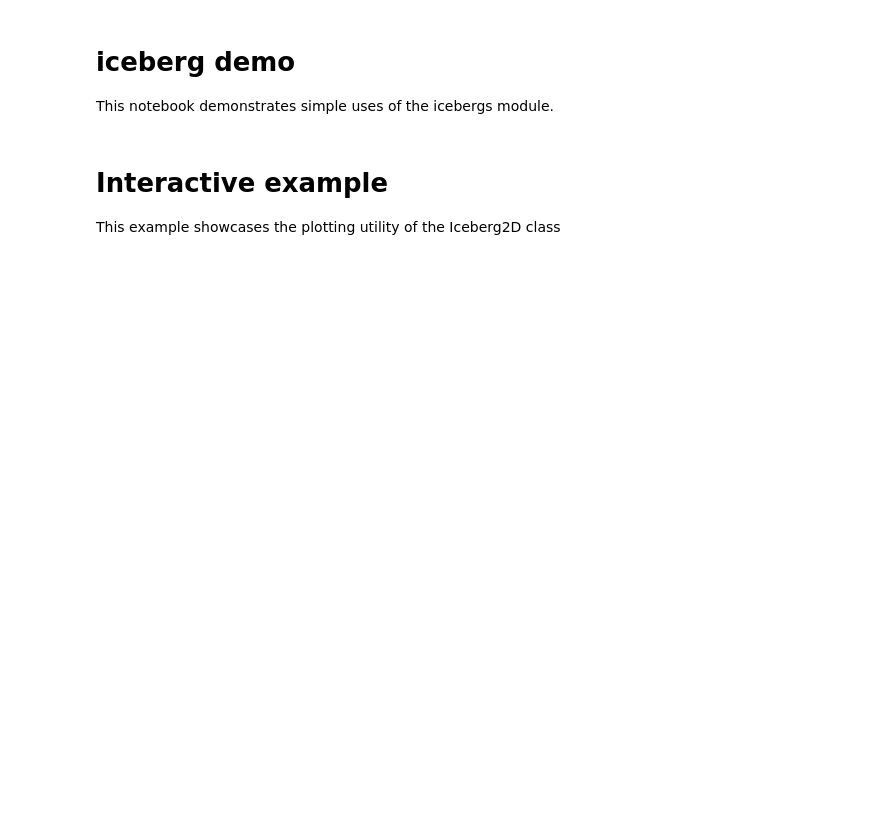
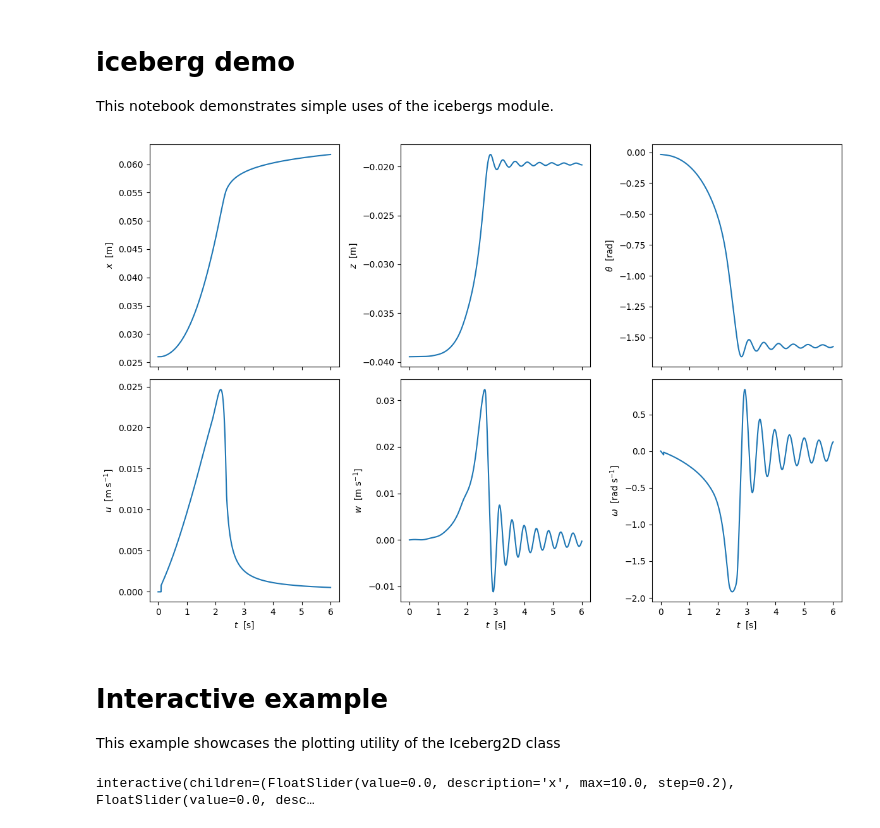
Before and after one commit to oscarjtg/icebergs, a Jupyter notebook: demo.ipynb, the cells around one changed output. Drawn from its saved outputs; the diff is of its cells as text; code cells hidden in the pictures; blank space fills up the shorter version.

Commit message:
improved plotting utilities

```diff
--- a/demo.ipynb
+++ b/demo.ipynb
@@ -17,49 +17,54 @@ def init_depth(rho_i, rho_w, H):
     return (0.5 - (rho_i/rho_w)) * H
 
 # Initialise the iceberg shape (`rect`), and the iceberg (`berg`) itself.
-rect = icebergs.Rectangle(0.05, 0.1)
+width = 0.05; height = 0.1
+rect = icebergs.Rectangle(width, height)
 berg = icebergs.Iceberg2D(rect)
 
 # Set the initial position and orientation of the iceberg.
 theta_deg = -1.0
 theta = theta_deg * np.pi / 180
 z_init = init_depth(berg.density_ice, berg.density_water, rect.b)
 berg.set_position(x=0.026, z=z_init, theta=theta)
 
 # Set model parameters
-timestep = 0.002  # The model time step
-gamma_u = 500.0     # The horizontal quadratic drag coefficient
-gamma_w = 500.    # The vertical quadratic drag coefficient
-gamma_omega = 5.  # The angular quadratic drag coefficient
-xwall = 0.0       # The horizontal location of the vertical wall
-restitution = 0.0 # The coefficient of restitution for iceberg-wall collisions
+timestep = 0.002   # The model time step
+gamma_u = 500.     # The horizontal quadratic drag coefficient
+gamma_w = 500.     # The vertical quadratic drag coefficient
+gamma_omega = 3.   # The angular quadratic drag coefficient
+xwall = 0.0        # The horizontal location of the vertical wall
+restitution = 0.0  # The coefficient of restitution for iceberg-wall collisions
 
 # Configure the solver.
 # n_chunks * n_steps gives the total number of timesteps
 n_chunks = 300
 n_steps = 10
 solver = icebergs.DynamicsSolver(timestep,
                                  gamma_u,
                                  gamma_w,
                                  gamma_omega,
                                  xwall,
                                  restitution,
                                  n_chunks*n_steps)
 
 # Run the solver.
 # If plot=True, displays a plot after every `n_steps` timesteps, producing `n_chunks` plots.
-# If saveplot=True, saves these plots as PNG files to the ./plots/iceberg trajectory.
+# If saveplot=True, saves these plots as PNG files to the `./plots/iceberg` directory.
+# Recommended to use plotlims=[-width, 1.5 * (width + height), -1.5 * height, 1.5 * height] if saveplot=True.
 for _ in range(n_chunks):
-    solver.simulate(berg, n_steps, plot=False, saveplot=False)
+    solver.simulate(berg, n_steps, plot=True, saveplot=True, plotlims=[-width, 1.5 * (width + height), -1.5 * height, 1.5 * height])
 
 # Optional: plot the trajectory.
 # Produces separate plots of x, z, theta, u, w, and omega against time.
 solver.plot_trajectory()
 
-# Optional, convert the plots to a video
+# Optional, convert the plots to a video.
+# The video will be saved at `./videos/iceberg.mp4`
 # Required: otgraph, my plotting utilities package, available at https://github.com/oscarjtg/otgraph
-#import otgraph.video as vid
-#vid.pngs_to_mp4("./plots/iceberg", "./videos/iceberg", fps=30)
+import otgraph.video as vid
+vid.pngs_to_mp4("./plots/iceberg", "./videos/iceberg", fps=30)
+# %% [output]
+[figure, added]
 # %% [markdown]
 # Interactive example
 
@@ -72,6 +77,8 @@ def plot_iceberg(x=0.0, z=0.0, theta_deg=10.0):
     theta = theta_deg * np.pi / 180
     berg = icebergs.Iceberg2D(rect, x=x, z=z, theta=theta)
     berg.plot_iceberg()
+# %% [output]
+interactive(children=(FloatSlider(value=0.0, description='x', max=10.0, step=0.2), FloatSlider(value=0.0, desc…
 # %%
 import icebergs
 import numpy as np
```
Also changed, not shown: parts of 2 cells of this notebook, 1 other file.
